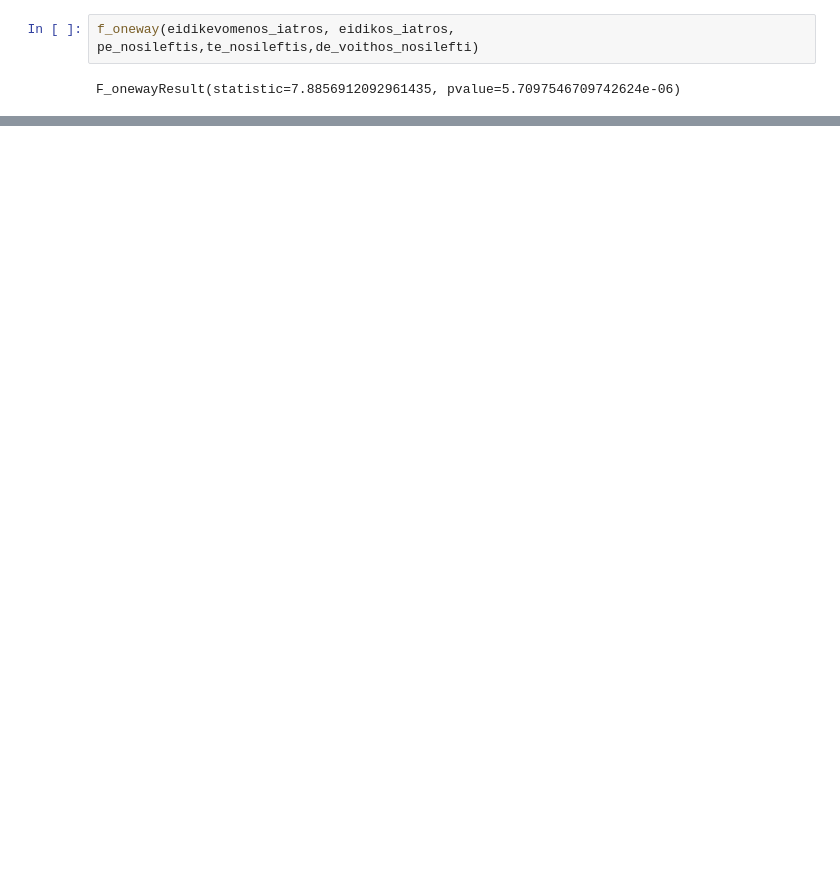
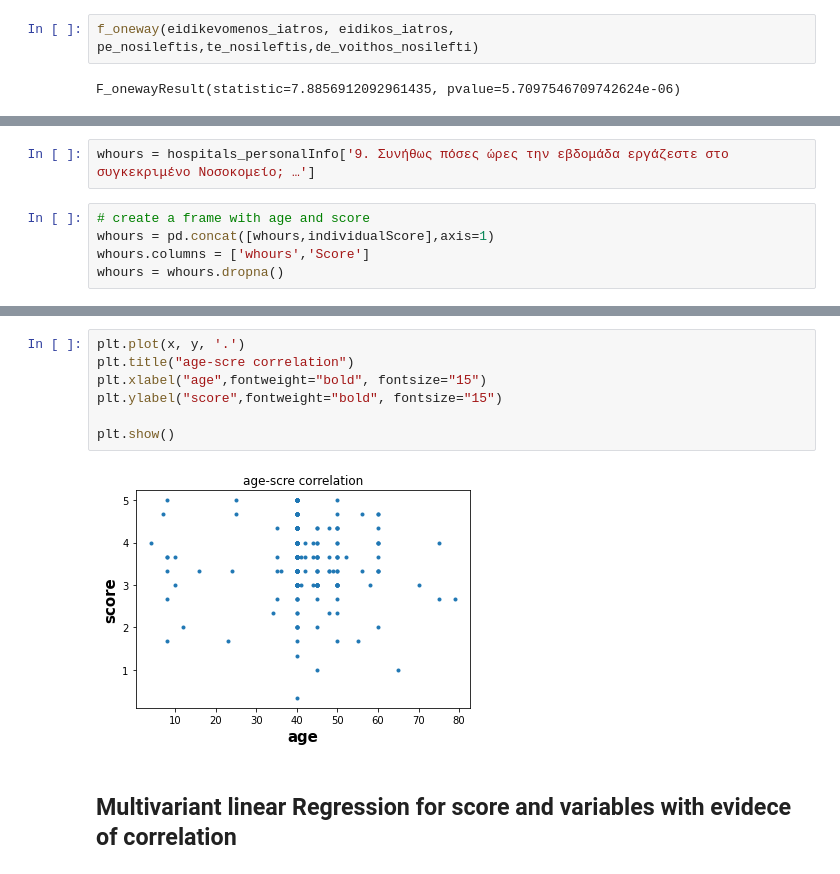
Before and after one commit to stathis99/Statistical-Analysis-for-Patient-Safety, a Jupyter notebook: Staff Analysis/Analysis/3. Correlation Analysis/Parameter2_Analysis.ipynb, the cells around one changed output, grey strips where cells are left out. Drawn from its saved outputs; the diff is of its cells as text; blank space fills up the shorter version.

```diff
--- a/Staff Analysis/Analysis/3. Correlation Analysis/Parameter2_Analysis.ipynb
+++ b/Staff Analysis/Analysis/3. Correlation Analysis/Parameter2_Analysis.ipynb
@@ -284,0 +321,7 @@ profession
+# %%
+whours = hospitals_personalInfo['9. Συνήθως πόσες ώρες την εβδομάδα εργάζεστε στο συγκεκριμένο Νοσοκομείο; …']
+# %%
+# create a frame with age and score
+whours = pd.concat([whours,individualScore],axis=1)
+whours.columns = ['whours','Score']
+whours = whours.dropna()
@@ -284,0 +335,11 @@ profession
+# %%
+plt.plot(x, y, '.')
+plt.title("age-scre correlation")
+plt.xlabel("age",fontweight="bold", fontsize="15")
+plt.ylabel("score",fontweight="bold", fontsize="15")
+
+plt.show()
+# %% [output]
+[figure, added]
+# %% [markdown]
+## Multivariant linear Regression for score and variables with evidece of correlation
```
Also changed, not shown: parts of 32 cells of this notebook, 2 other files.
